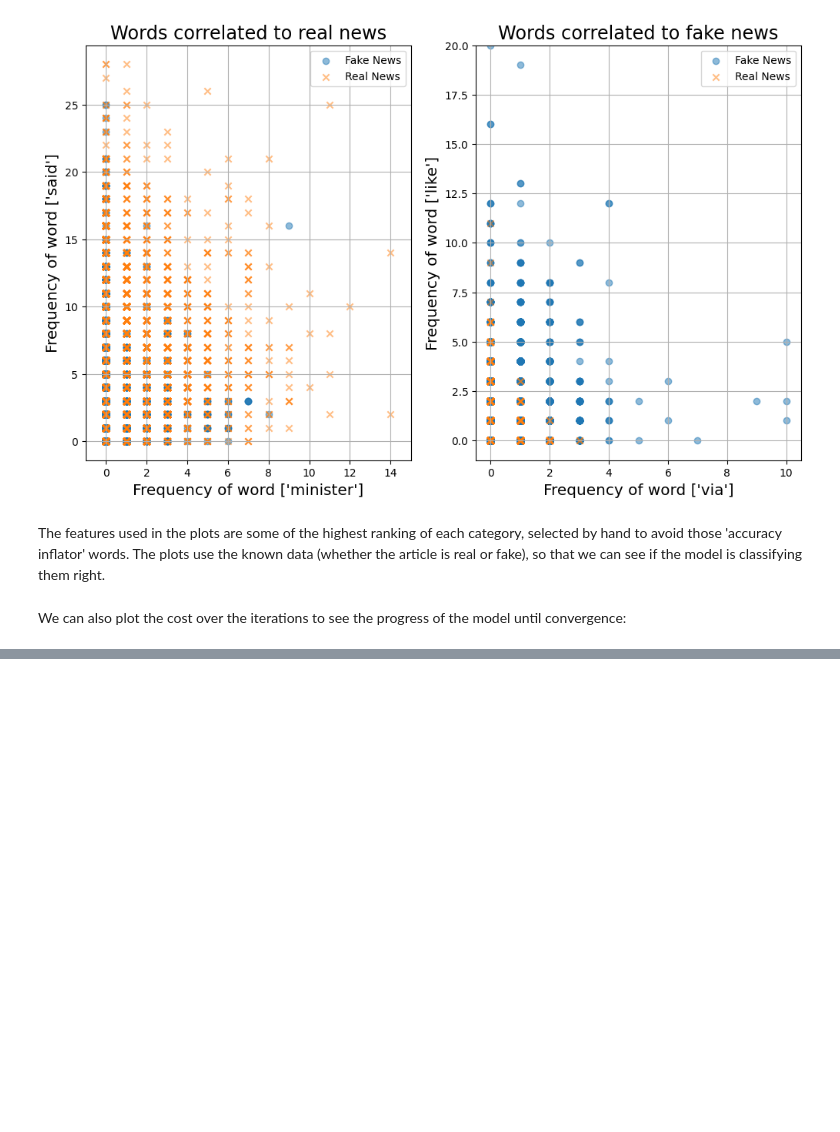
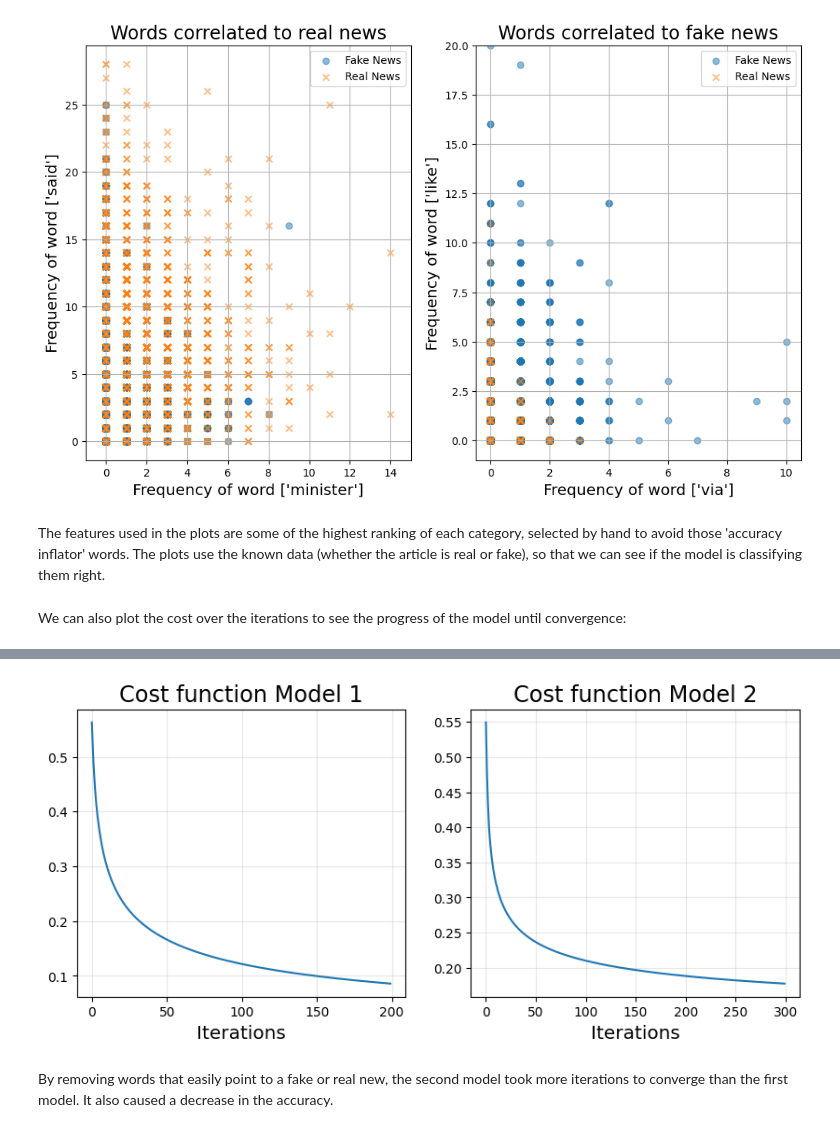
Before and after one commit to amanda-gonsalli/summer-2026-ML-foundations, a Jupyter notebook: projects/Binary Classification Problem/binary_classification_problem.ipynb, the cells around one changed output, grey strips where cells are left out. Saved outputs shown, nothing was run; the diff lists cells and outputs as text; code cells hidden in the pictures; blank space fills up the shorter version.

```diff
--- a/projects/Binary Classification Problem/binary_classification_problem.ipynb
+++ b/projects/Binary Classification Problem/binary_classification_problem.ipynb
@@ -230,0 +261,22 @@ plt.show()
+# %%
+m_clean = len(processed_txt)
+n_clean = len(clean_most_common)
+
+X_clean = np.zeros((m_clean, n_clean+1))
+
+for i, article in enumerate(processed_txt):
+    counts = Counter(article.split())
+
+    for word, count in counts.items():
+        if word in clean_word_to_index:
+            X_clean[i, clean_word_to_index[word]] = count
+
+X_clean[:, 0] = 1
+
+y = label.values.reshape(m, 1)
+# %%
+theta0 = np.zeros((n_clean+1, 1)) #initial parameter value
+alpha_clean = 0.2 #learning rate
+iterations_clean = 300
+
+theta_clean, cost_history_clean = gradient_descent(X_clean, y, theta0, alpha_clean, iterations_clean)
@@ -230,0 +351,17 @@ plt.show()
+# %%
+fig, (ax1, ax2) = plt.subplots(1, 2, figsize = (10, 4))
+
+ax1.plot(cost_history)
+ax1.set_title('Cost function Model 1', fontsize = 'xx-large')
+ax1.set_xlabel('Iterations', fontsize = 'x-large')
+ax1.grid(alpha = 0.3)
+
+ax2.plot(cost_history_clean)
+ax2.set_title('Cost function Model 2', fontsize = 'xx-large')
+ax2.set_xlabel('Iterations', fontsize = 'x-large')
+ax2.grid(alpha = 0.3)
+plt.show()
+# %% [output]
+[figure, added]
+# %% [markdown]
+By removing words that easily point to a fake or real new, the second model took more iterations to converge than the first model. It also caused a decrease in the accuracy.
```
Also changed, not shown: parts of 14 cells of this notebook, 3 other files.
